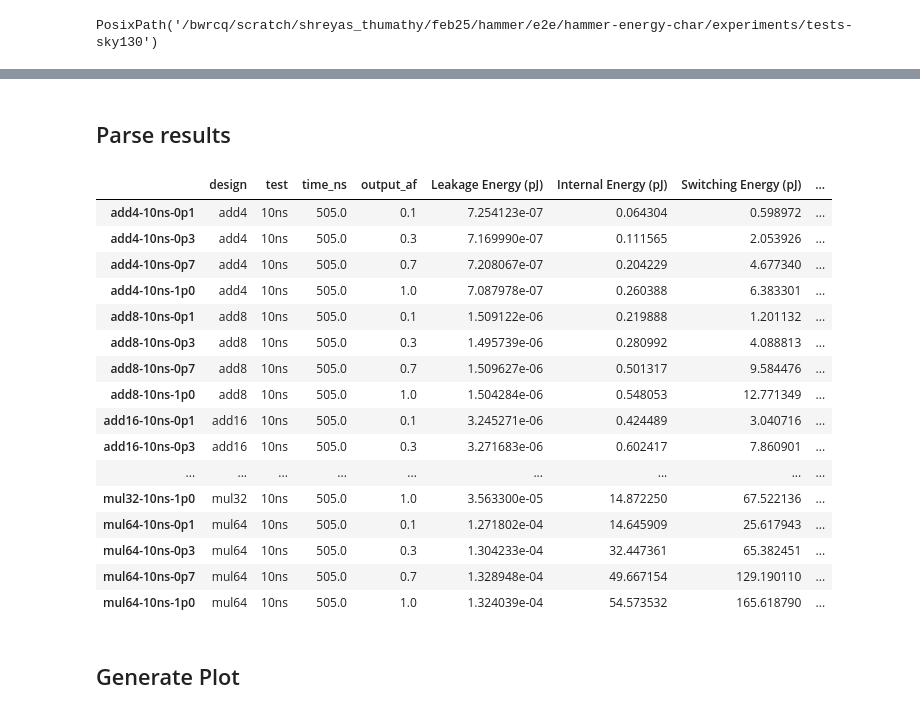
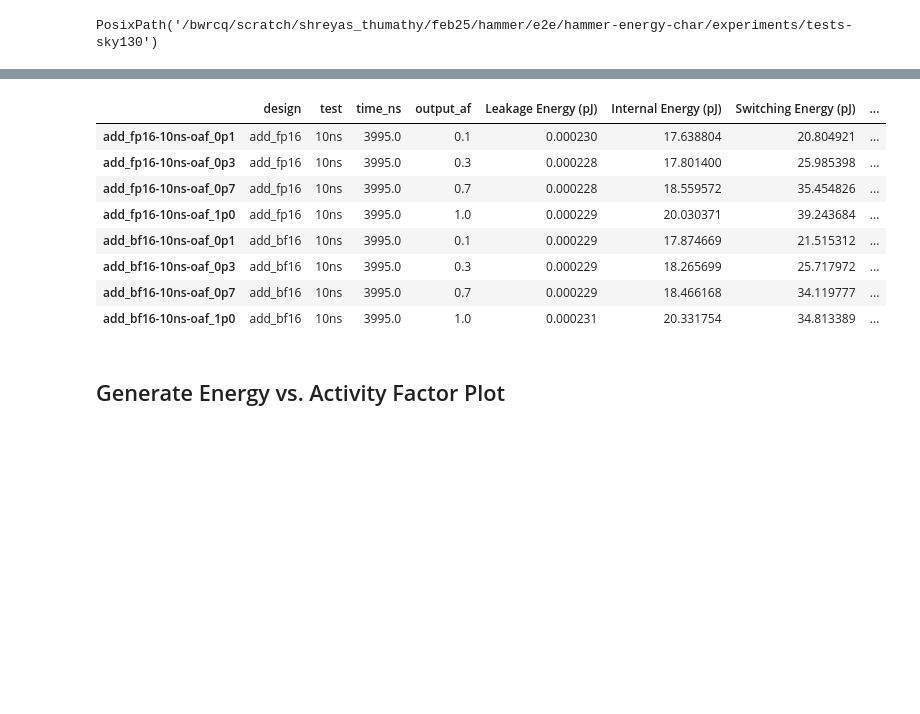
Before and after one commit to nayiri-k/hammer-energy-char, a Jupyter notebook: experiments/fpu.ipynb, the cells around one changed output, grey strips where cells are left out. Cells and saved outputs as stored; diff of their text form; code cells hidden in the pictures; blank space fills up the shorter version.

```diff
--- a/experiments/fpu.ipynb
+++ b/experiments/fpu.ipynb
@@ -35,26 +345,0 @@ PosixPath('/bwrcq/scratch/shreyas_thumathy/feb25/hammer/e2e/hammer-energy-char/e
-# %%
-# get pdk clock periods, paths
-PDKs = ["sky130"]
-test_paths = {}
-for pdk in PDKs:
-    test_paths[pdk] = energy_char_dpath/f'experiments/tests-{pdk}'
-
-operations = ['fpu_addder']
-op_to_inst = {'fpu_addder':'fpu_adder0'}
-num_inputs = 50
-widths = [8]
-mantissa = {8:3, 16:10, 32:23, 64:52}
-activity_factors = [0.1, 0.3, 0.7, 1.0] # eventually include: 0.3,0.7
-#activity_factors = [1.0]
-clock_periods = [CLOCK_PERIOD] # ns, clock periods to apply to all designs; eventually try sweeping this
-
-design_minclock_dict = {}
-# optional:
-# design_minclock_dict={'add4': 4, 'add8': 4, 'add16': 4, 'add32': 4, 'add64': 4, 'mul4': 5, 'mul8': 5, 'mul16': 6, 'mul32': 6, 'mul64': 5}
-
-'''
-tests dict
-  name format: <design>-<test_name>
-      inputs: list, where each item is a tuple of items per line in input.txt
-      defines: for verilog
-'''
@@ -326,8 +409,8 @@ Executing commmand: make build -B design=fpu_addder8-10ns pdk=sky130 DESIGN_CONF
 # %%
 # power-rtl: synthesize design in power tool + save checkpoint
-overwrite = False
+overwrite = True
 for bd,t in build_dpaths.items():
-    runSim(tests_dict[t],overwrite)
+    runSim(tests_dict[t],overwrite, verbose=True)
     runPowerSyn(tests_dict[t],overwrite)
     runPowerReport(tests_dict[t],overwrite)
 # %% [output]
@@ -387,5 +490,3 @@ Warning : Multiply-defined library cell. [LBR-22]
-# %% [markdown]
-## Parse results
 # %%
 def parse_hier_power_rpt(td) -> list:
     fpath = td['root']/'power.hier.power.rpt'
@@ -395,6 +496,7 @@ def parse_hier_power_rpt(td) -> list:
         if l.startswith('Power Unit'):
             assert(words[-1] == 'mW'), f"Wrong power unit in report, {l}"
         if td['inst'] == words[-1]:
+            #print([float(p) for p in words[2:6]])
             return [float(p) for p in words[2:6]]
     return []
 
@@ -402,7 +504,7 @@ def parse_power_profile(td) -> float:
     fpath = td['root']/'power.profile.png.data'
     with fpath.open('r') as f: lines = f.readlines()
     header = lines[0]
-    assert(f"-ykeylabel {td['inst']}:total:total" in header) # make sure we got the correct power trace
+    assert((f"-ykeylabel {td['inst']}:total:total" in header) or (f"-ykeylabel {td['inst'][1:]}:total:total" in header)) # make sure we got the correct power trace
     match = re.search(r'simulation time \((\w+)\)', header)
     unit = match.group(1) if match else None
     if unit == 'ns': scaling = 1
@@ -415,51 +517,43 @@ def parse_power_profile(td) -> float:
     powers = [float(p) for t,p in time_power][1:-1] # skip first/last values bc they're misleading
     avgpow = sum(powers)/len(powers)
     return times[-1]-times[0], avgpow # end-start
 
 
 power = []
 
 for t,td in tests_dict.items():
     power.append(parse_hier_power_rpt(td))
 
 power = pd.DataFrame(power,   #  mW
                      columns=['Leakage','Internal','Switching','Total'],
                      index=tests_dict.keys()) # type: ignore
 
 
 time_ns = [parse_power_profile(td)[0] for td in tests_dict.values()]
 energy = power.mul(time_ns,axis=0) / num_inputs # mW * ns = pJ
 energy.columns = [c+' Energy (pJ)' for c in energy.columns]
 database = pd.concat([energy,power],axis=1)
 
 database.insert(0,'output_af',[td['output_af'] for td in tests_dict.values()])
 database.insert(0,'time_ns',time_ns)
 database.insert(0,'test',[i.split('-')[1] for i in database.index])
 database.insert(0,'design',[i.split('-')[0] for i in database.index])
 
 #print(results_for_plots)
 database.to_hdf(PDK+'.h5',key='df',mode='w')
 database
 # %% [output]
 |  | design | test | time_ns | output_af | Leakage Energy (pJ) | Internal Energy (pJ) | Switching Energy (pJ) | ... |
-| add4-10ns-0p1 | add4 | 10ns | 505.0 | 0.1 | 7.254123e-07 | 0.064304 | 0.598972 | ... |
-| add4-10ns-0p3 | add4 | 10ns | 505.0 | 0.3 | 7.169990e-07 | 0.111565 | 2.053926 | ... |
-| add4-10ns-0p7 | add4 | 10ns | 505.0 | 0.7 | 7.208067e-07 | 0.204229 | 4.677340 | ... |
-| add4-10ns-1p0 | add4 | 10ns | 505.0 | 1.0 | 7.087978e-07 | 0.260388 | 6.383301 | ... |
-| add8-10ns-0p1 | add8 | 10ns | 505.0 | 0.1 | 1.509122e-06 | 0.219888 | 1.201132 | ... |
-| add8-10ns-0p3 | add8 | 10ns | 505.0 | 0.3 | 1.495739e-06 | 0.280992 | 4.088813 | ... |
-| add8-10ns-0p7 | add8 | 10ns | 505.0 | 0.7 | 1.509627e-06 | 0.501317 | 9.584476 | ... |
-| add8-10ns-1p0 | add8 | 10ns | 505.0 | 1.0 | 1.504284e-06 | 0.548053 | 12.771349 | ... |
-| add16-10ns-0p1 | add16 | 10ns | 505.0 | 0.1 | 3.245271e-06 | 0.424489 | 3.040716 | ... |
-| add16-10ns-0p3 | add16 | 10ns | 505.0 | 0.3 | 3.271683e-06 | 0.602417 | 7.860901 | ... |
-| ... | ... | ... | ... | ... | ... | ... | ... | ... |
-| mul32-10ns-1p0 | mul32 | 10ns | 505.0 | 1.0 | 3.563300e-05 | 14.872250 | 67.522136 | ... |
-| mul64-10ns-0p1 | mul64 | 10ns | 505.0 | 0.1 | 1.271802e-04 | 14.645909 | 25.617943 | ... |
-| mul64-10ns-0p3 | mul64 | 10ns | 505.0 | 0.3 | 1.304233e-04 | 32.447361 | 65.382451 | ... |
-| mul64-10ns-0p7 | mul64 | 10ns | 505.0 | 0.7 | 1.328948e-04 | 49.667154 | 129.190110 | ... |
-| mul64-10ns-1p0 | mul64 | 10ns | 505.0 | 1.0 | 1.324039e-04 | 54.573532 | 165.618790 | ... |
+| add_fp16-10ns-oaf_0p1 | add_fp16 | 10ns | 3995.0 | 0.1 | 0.000230 | 17.638804 | 20.804921 | ... |
+| add_fp16-10ns-oaf_0p3 | add_fp16 | 10ns | 3995.0 | 0.3 | 0.000228 | 17.801400 | 25.985398 | ... |
+| add_fp16-10ns-oaf_0p7 | add_fp16 | 10ns | 3995.0 | 0.7 | 0.000228 | 18.559572 | 35.454826 | ... |
+| add_fp16-10ns-oaf_1p0 | add_fp16 | 10ns | 3995.0 | 1.0 | 0.000229 | 20.030371 | 39.243684 | ... |
+| add_bf16-10ns-oaf_0p1 | add_bf16 | 10ns | 3995.0 | 0.1 | 0.000229 | 17.874669 | 21.515312 | ... |
+| add_bf16-10ns-oaf_0p3 | add_bf16 | 10ns | 3995.0 | 0.3 | 0.000229 | 18.265699 | 25.717972 | ... |
+| add_bf16-10ns-oaf_0p7 | add_bf16 | 10ns | 3995.0 | 0.7 | 0.000229 | 18.466168 | 34.119777 | ... |
+| add_bf16-10ns-oaf_1p0 | add_bf16 | 10ns | 3995.0 | 1.0 | 0.000231 | 20.331754 | 34.813389 | ... |
 # %% [markdown]
-## Generate Plot
+## Generate Energy vs. Activity Factor Plot
 # %%
 ykey = 'Switching Energy (pJ)'
 # ykey = 'Internal (pJ)'
```
Also changed, not shown: parts of 29 cells of this notebook, 2 other files.
